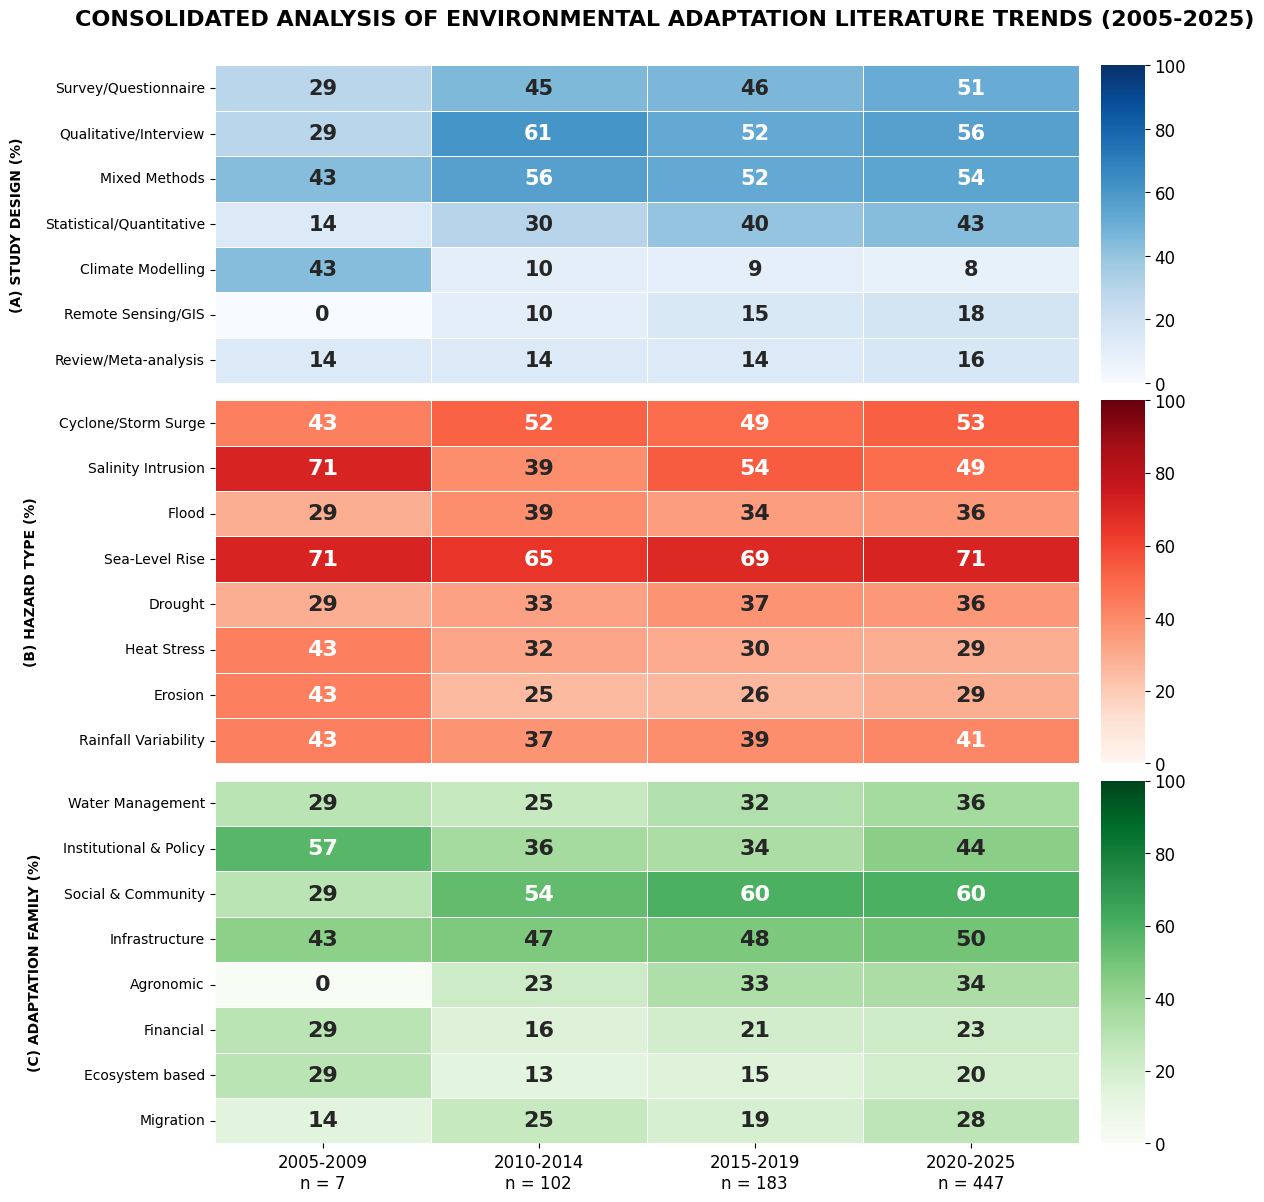
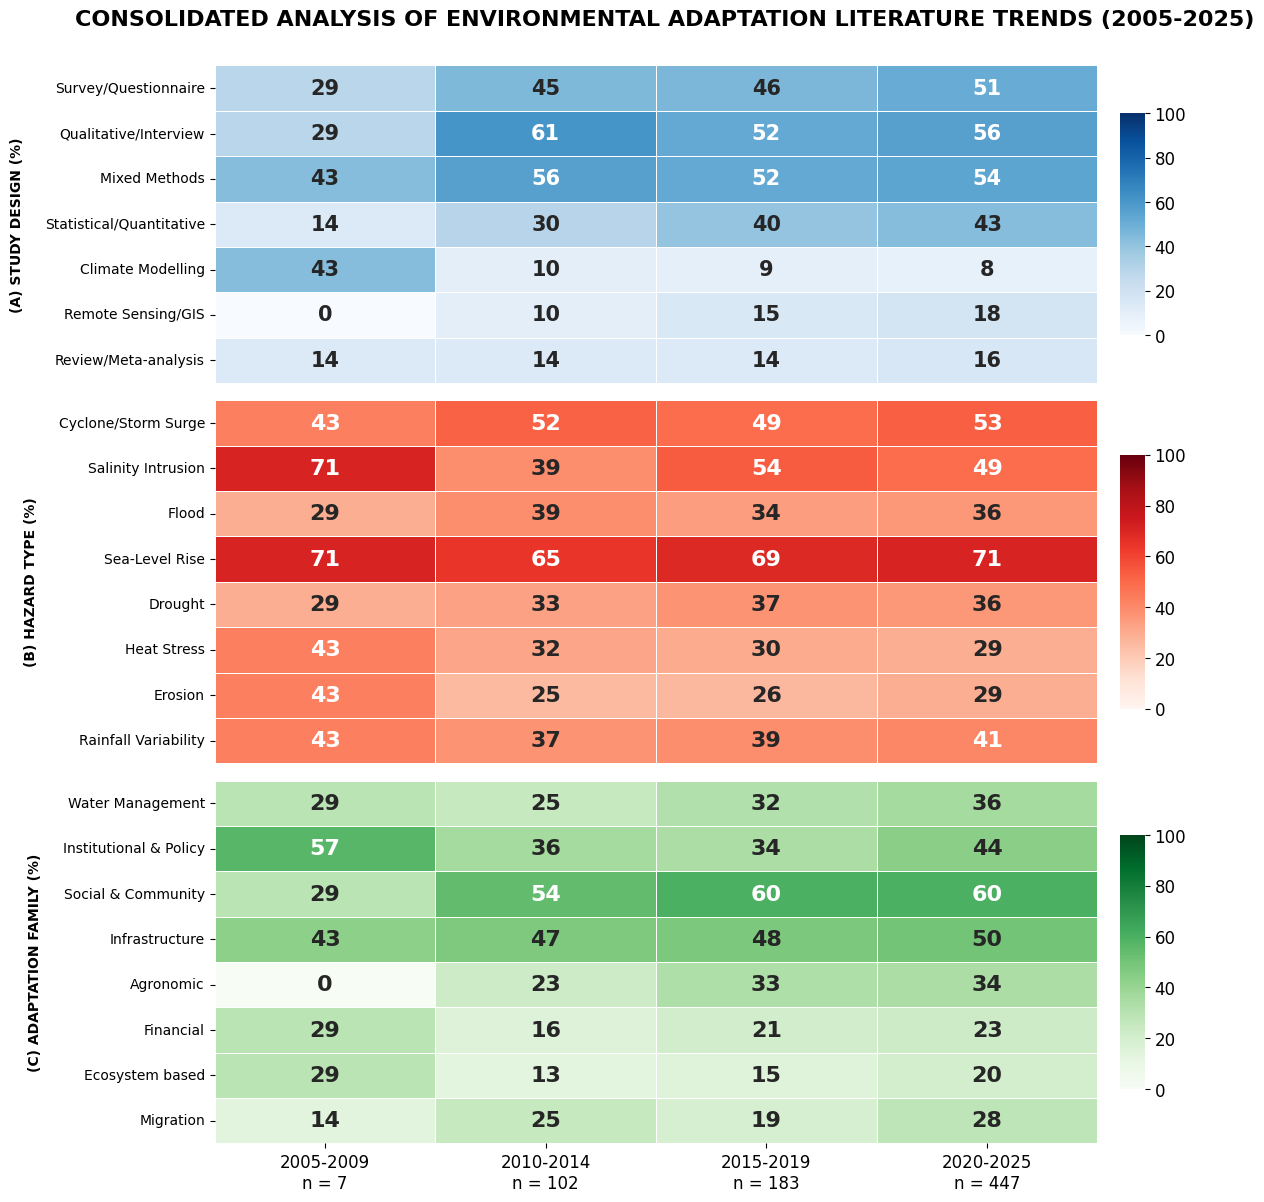
Code edit (unified diff) that turned the first committed figure into the second:
--- before
+++ after
@@ -52,5 +52,5 @@
 # We use height ratios 7:8:8 so all cells remain perfectly square/uniform in size
 fig = plt.figure(figsize=(12, 14))
-gs = GridSpec(3, 2, width_ratios=[20, 1], height_ratios=[7, 8, 8], wspace=0.05, hspace=0.05)
+gs = GridSpec(3, 2, width_ratios=[18, 0.50], height_ratios=[7, 8, 8], wspace=0.05, hspace=0.05)
 
 # Create axes for heatmaps
@@ -92,4 +92,12 @@
     ax.tick_params(axis='y', labelrotation=0)
 
+# Reduce color bar height by 30%
+for cax in [cax_a, cax_b, cax_c]:
+    pos = cax.get_position()
+    new_height = pos.height * 0.70 # Reduce by 30%
+    y_center = pos.ymin + pos.height / 2  # Corrected from pos.y to pos.ymin
+    new_bottom = y_center - new_height / 2
+    cax.set_position([pos.x0, new_bottom, pos.width, new_height]) # Changed pos.x to pos.x0 for consistency
+
 # Title
 fig.suptitle('CONSOLIDATED ANALYSIS OF ENVIRONMENTAL ADAPTATION LITERATURE TRENDS (2005-2025)',

Commit: Created using Colab